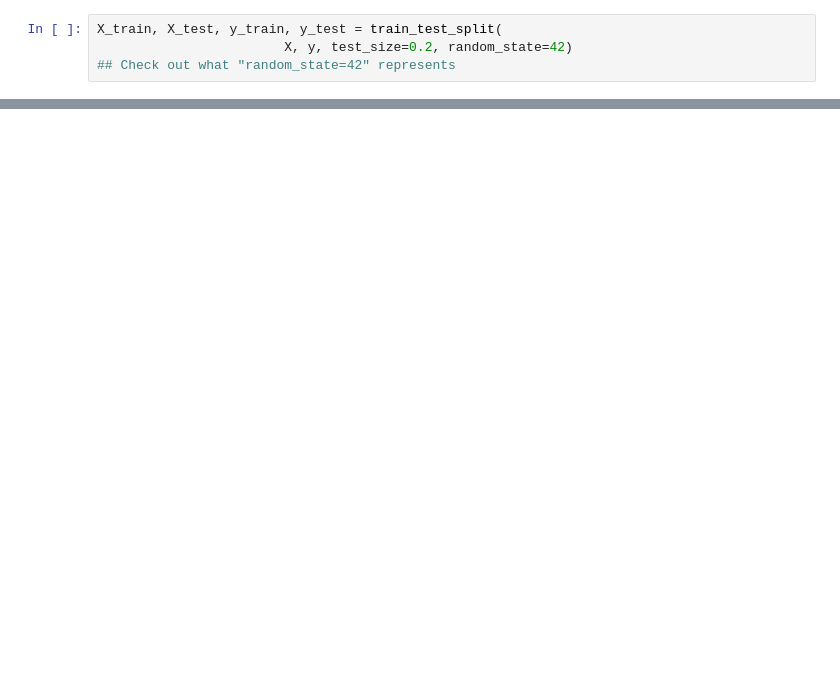
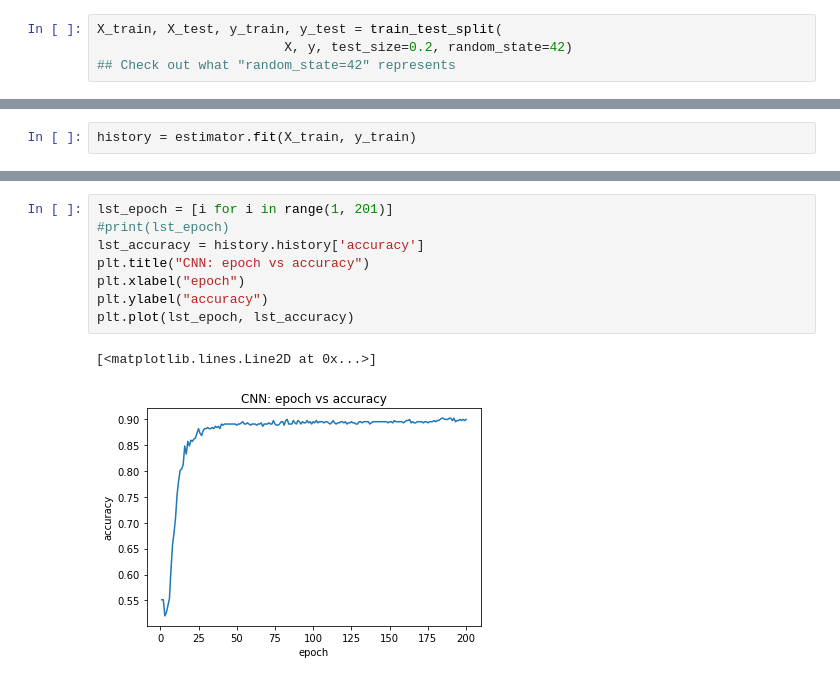
Before and after one commit to OrangeFrog210/COMP402-565Project, a Jupyter notebook: DNN_prototype_ver2.ipynb, the cells around one changed output, grey strips where cells are left out. Saved outputs shown, nothing was run; the diff lists cells and outputs as text; blank space fills up the shorter version.

```diff
--- a/DNN_prototype_ver2.ipynb
+++ b/DNN_prototype_ver2.ipynb
@@ -371,0 +352,2 @@ Model Performance: mean: 89.06% std: (1.64%)
+# %%
+history = estimator.fit(X_train, y_train)
@@ -371,0 +372,11 @@ Model Performance: mean: 89.06% std: (1.64%)
+# %%
+lst_epoch = [i for i in range(1, 201)]
+#print(lst_epoch)
+lst_accuracy = history.history['accuracy']
+plt.title("CNN: epoch vs accuracy")
+plt.xlabel("epoch")
+plt.ylabel("accuracy")
+plt.plot(lst_epoch, lst_accuracy)
+# %% [output]
+[<matplotlib.lines.Line2D at 0x...>]
+[figure, added]
```
Also changed, not shown: parts of 33 cells of this notebook.
